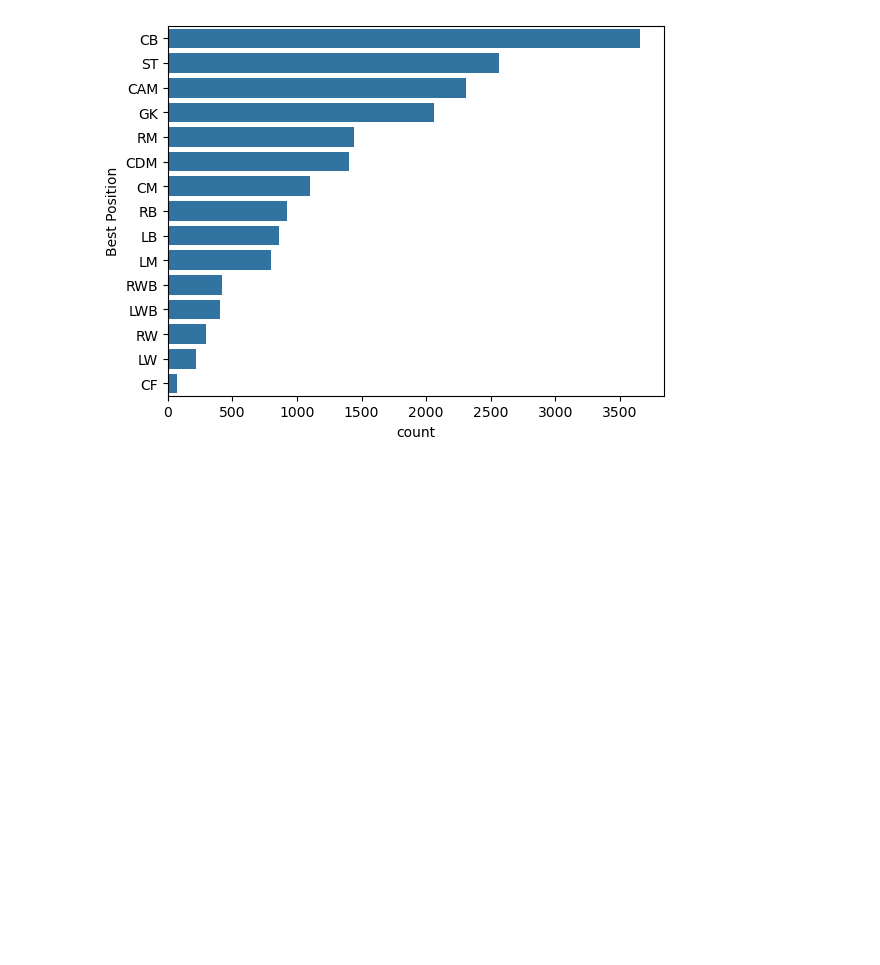
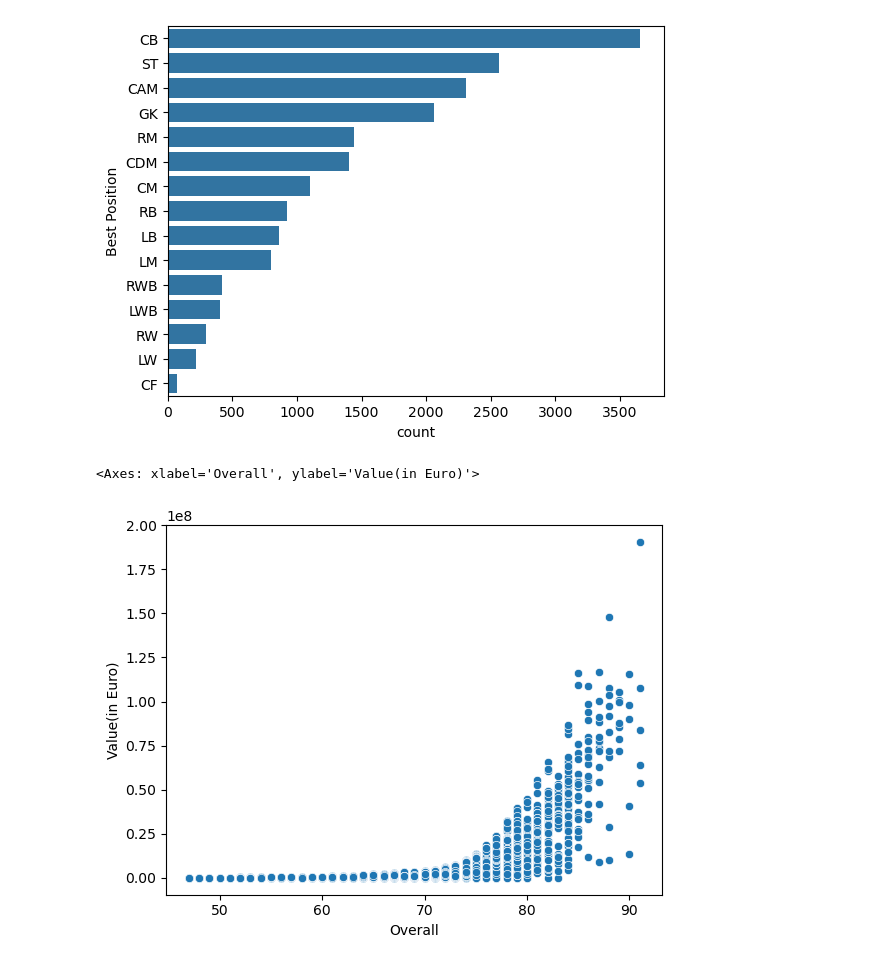
Before and after one commit to Simonmaignan/data-analysis-projects, a Jupyter notebook: projects/fifa-23-players/fifa23-players-explore.ipynb, the cells around one changed output. Drawn from its saved outputs; the diff is of its cells as text; code cells hidden in the pictures; blank space fills up the shorter version.

```diff
--- a/projects/fifa-23-players/fifa23-players-explore.ipynb
+++ b/projects/fifa-23-players/fifa23-players-explore.ipynb
@@ -131,3 +138,8 @@ sns.countplot(
 # %% [output]
 <Axes: xlabel='count', ylabel='Best Position'>
 [figure]
+# %%
+sns.scatterplot(data=df_fifa_players, x="Overall", y="Value(in Euro)")
+# %% [output]
+<Axes: xlabel='Overall', ylabel='Value(in Euro)'>
+[figure, added]
```
Also changed, not shown: parts of 10 cells of this notebook.
